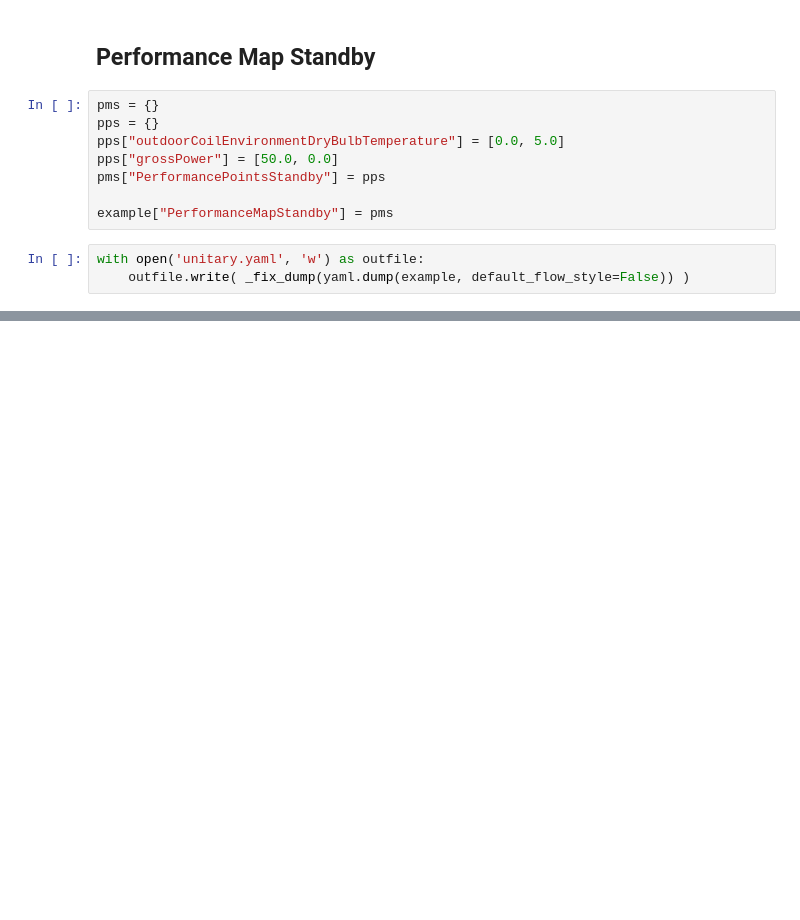
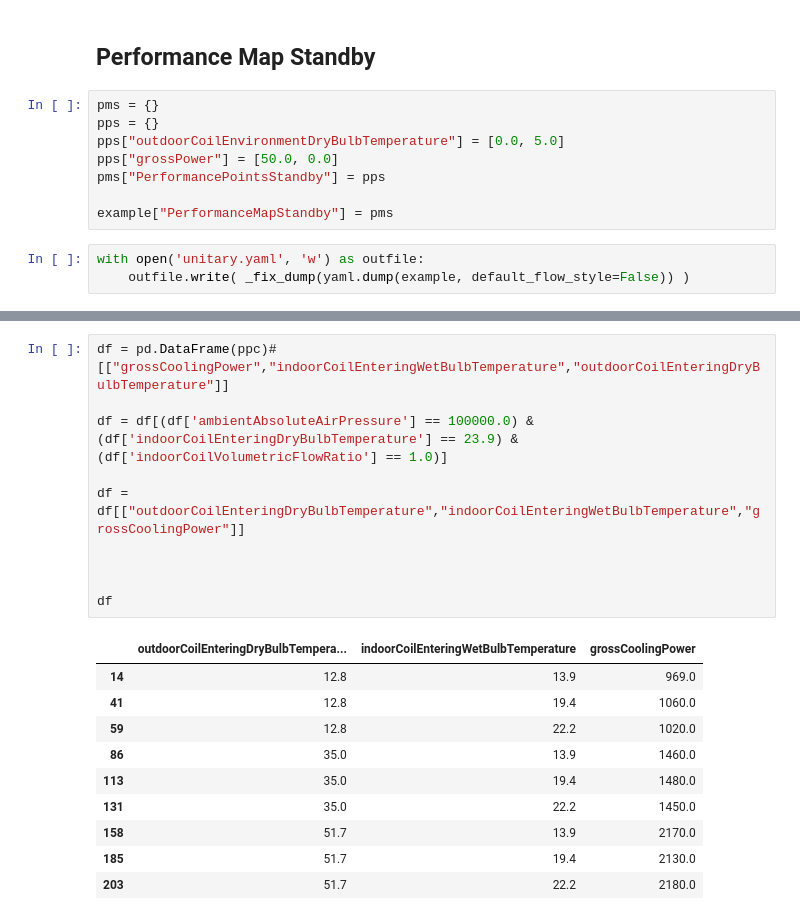
Before and after one commit to ASHRAE/SPC-205-Support-Material, a Jupyter notebook: unitary.ipynb, the cells around one changed output, grey strips where cells are left out. Saved outputs shown, nothing was run; the diff lists cells and outputs as text; blank space fills up the shorter version.

```diff
--- a/unitary.ipynb
+++ b/unitary.ipynb
@@ -140,0 +154,21 @@ with open('unitary.yaml', 'w') as outfile:
+# %%
+df = pd.DataFrame(ppc)#[["grossCoolingPower","indoorCoilEnteringWetBulbTemperature","outdoorCoilEnteringDryBulbTemperature"]]
+
+df = df[(df['ambientAbsoluteAirPressure'] == 100000.0) & (df['indoorCoilEnteringDryBulbTemperature'] == 23.9) & (df['indoorCoilVolumetricFlowRatio'] == 1.0)]
+
+df = df[["outdoorCoilEnteringDryBulbTemperature","indoorCoilEnteringWetBulbTemperature","grossCoolingPower"]]
+
+
+
+df
+# %% [output]
+|  | outdoorCoilEnteringDryBulbTempera... | indoorCoilEnteringWetBulbTemperature | grossCoolingPower |
+| 14 | 12.8 | 13.9 | 969.0 |
+| 41 | 12.8 | 19.4 | 1060.0 |
+| 59 | 12.8 | 22.2 | 1020.0 |
+| 86 | 35.0 | 13.9 | 1460.0 |
+| 113 | 35.0 | 19.4 | 1480.0 |
+| 131 | 35.0 | 22.2 | 1450.0 |
+| 158 | 51.7 | 13.9 | 2170.0 |
+| 185 | 51.7 | 19.4 | 2130.0 |
+| 203 | 51.7 | 22.2 | 2180.0 |
```
Also changed, not shown: parts of 6 cells of this notebook, 1 other file.
